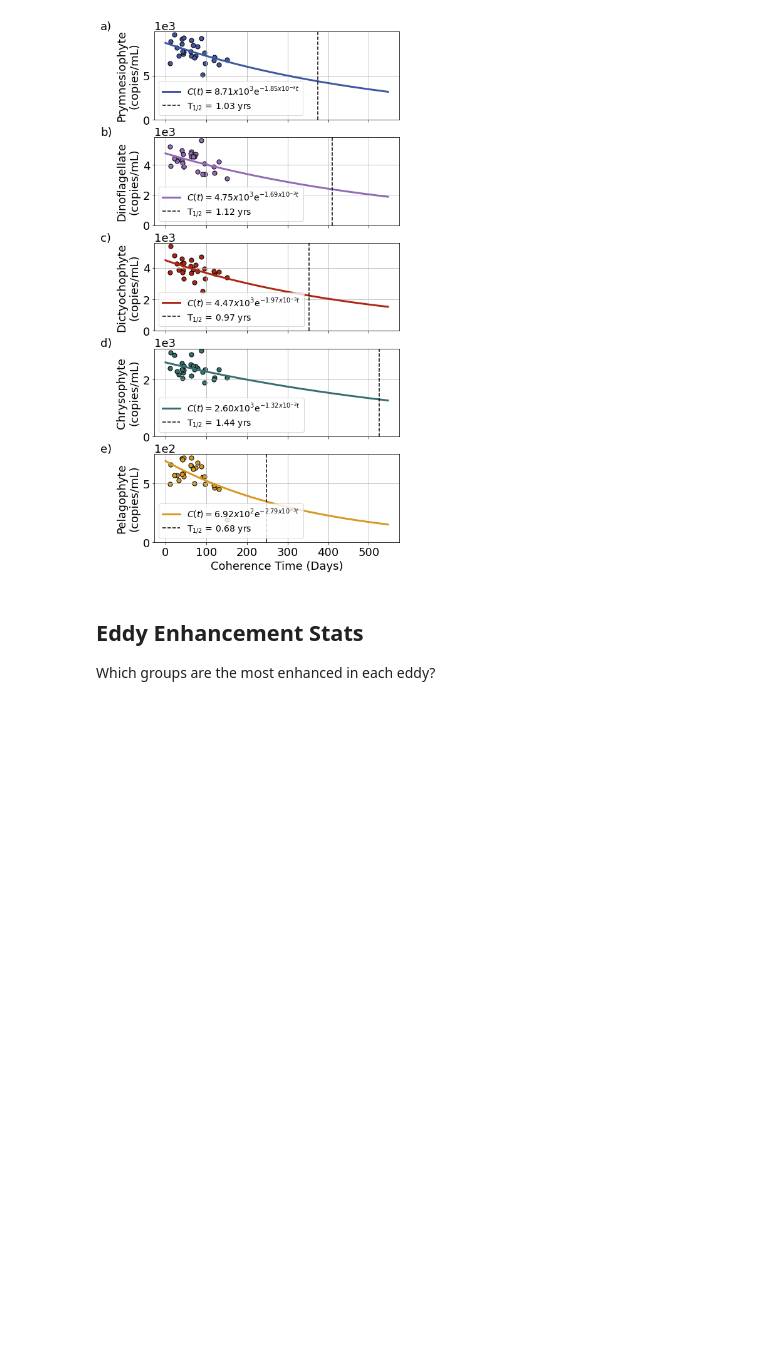
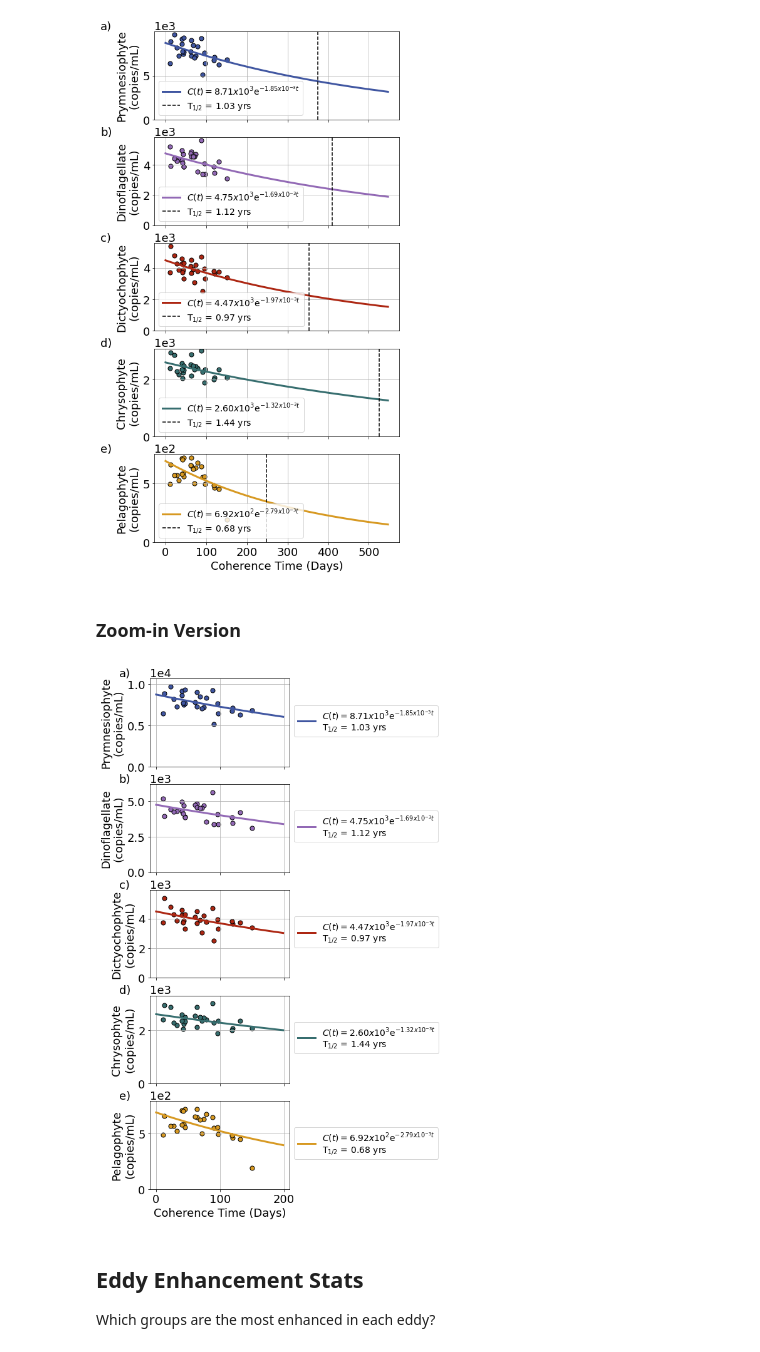
Before and after one commit to lexi-jones/G4_phyto_advection, a Jupyter notebook: dispersal_vs_eco_metrics_v9.ipynb, the cells around one changed output. Cells and saved outputs as stored; diff of their text form; code cells hidden in the pictures; blank space fills up the shorter version.

```diff
--- a/dispersal_vs_eco_metrics_v9.ipynb
+++ b/dispersal_vs_eco_metrics_v9.ipynb
@@ -1253,6 +1256,71 @@ ax[4].set_xlabel('Coherence Time (Days)')
 # %% [output]
 Text(0.5, 0, 'Coherence Time (Days)')
 [figure]
+# %% [markdown]
+### Zoom-in Version
+# %%
+fig,ax = plt.subplots(5,1,figsize=(4,15)) # (width,height)
+
+# Out of eddy inds / coherence
+bg_inds = div_merged_df['eddy_color'].eq('k')
+bg_x = div_merged_df.CMEMS_avg_coh[bg_inds]
+bg_x_sorted = sorted(bg_x) # used for regression
+
+panel_labels = ['a)','b)','c)','d)','e)']
+
+def exponential_decay(t, N0, tau):
+    return N0 * np.exp(-t / tau)
+
+def sci_notation(number, sig_fig=2):
+    ret_string = "{0:.{1:d}e}".format(number, sig_fig)
+    a, b = ret_string.split("e")
+    # remove leading "+" and strip leading zeros
+    b = int(b)
+    return "%sx10^{%s}"%(a,b)
+
+count = 0
+for col in ['Prymnesiophyte', 'Dinoflagellate', 'Dictyochophyte', 'Chrysophyte', 'Pelagophyte']:
+
+    # Scatter Data
+    x = np.array(div_merged_df.CMEMS_avg_coh[bg_inds]) # time (days)
+    y = euk_grp_table['Mean (copies/mL)'][col] + np.array(div_merged_df[col][bg_inds]) # mean abundance + STA
+
+    # Fit Model
+    params, param_cov = curve_fit(exponential_decay, x, y, p0=[max(y),100])
+    N0_fit, tau_fit = params[0],params[1]
+    half_life = round(tau_fit*np.log(2))
+    y_pred = exponential_decay(x, N0_fit, tau_fit)
+
+    # Calculate R^2 of Model Fit
+    r2 = r2_score(y,y_pred) # (y_data,y_predicted)
+
+
+    x_extended = np.arange(0,200) # How many days to plot?
+    ax[count].scatter(x,y,c=euk_color_dict[col][0],s=50,edgecolor='k')
+    ax[count].plot(x_extended,exponential_decay(x_extended, N0_fit, tau_fit),
+                     c=euk_color_dict[col][0],linewidth=3,
+                     label="$C(t)=%s$e$^{-%st}$\nT$_{1/2}$ = %s yrs"%(sci_notation(N0_fit),
+                                                                      sci_notation(1/tau_fit),
+                                                                      round(half_life/365,2)))
+
+    ax[count].set_ylim([0,max(y)+0.1*max(y)])
+    ax[count].grid()
+    ax[count].legend(bbox_to_anchor=(1,0.75),fontsize=14)
+
+    #### PARAMS ####
+    ax[count].text(-0.22, 1.12, panel_labels[count],transform=ax[count].transAxes,va='top',ha='left')
+    ax[count].set_ylabel('%s\n(copies/mL)'%(col))
+    ax[count].ticklabel_format(axis='y', style='sci', scilimits=(0,0))
+    if count != 4:
+        ax[count].set_xticklabels([])
+
+    count += 1
+
+ax[4].set_xlabel('Coherence Time (Days)')
+
+#plt.savefig(euk_paper_dir + '/figs/major_euk_group_exp_model_v2.pdf',dpi=350,bbox_inches='tight',format='pdf')
+# %% [output]
+[figure, added]
 # %% [markdown]
 ## Eddy Enhancement Stats
 
```
Also changed, not shown: parts of 7 cells of this notebook, 1 other file.
